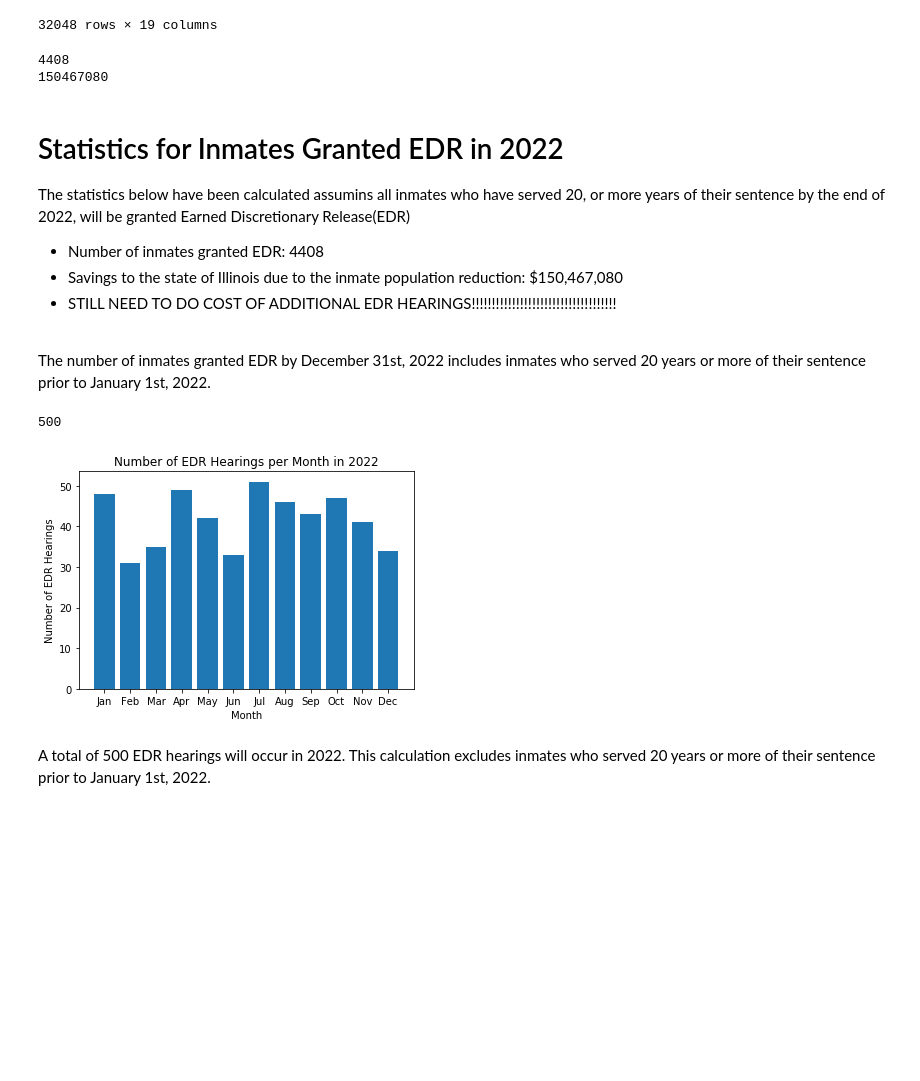
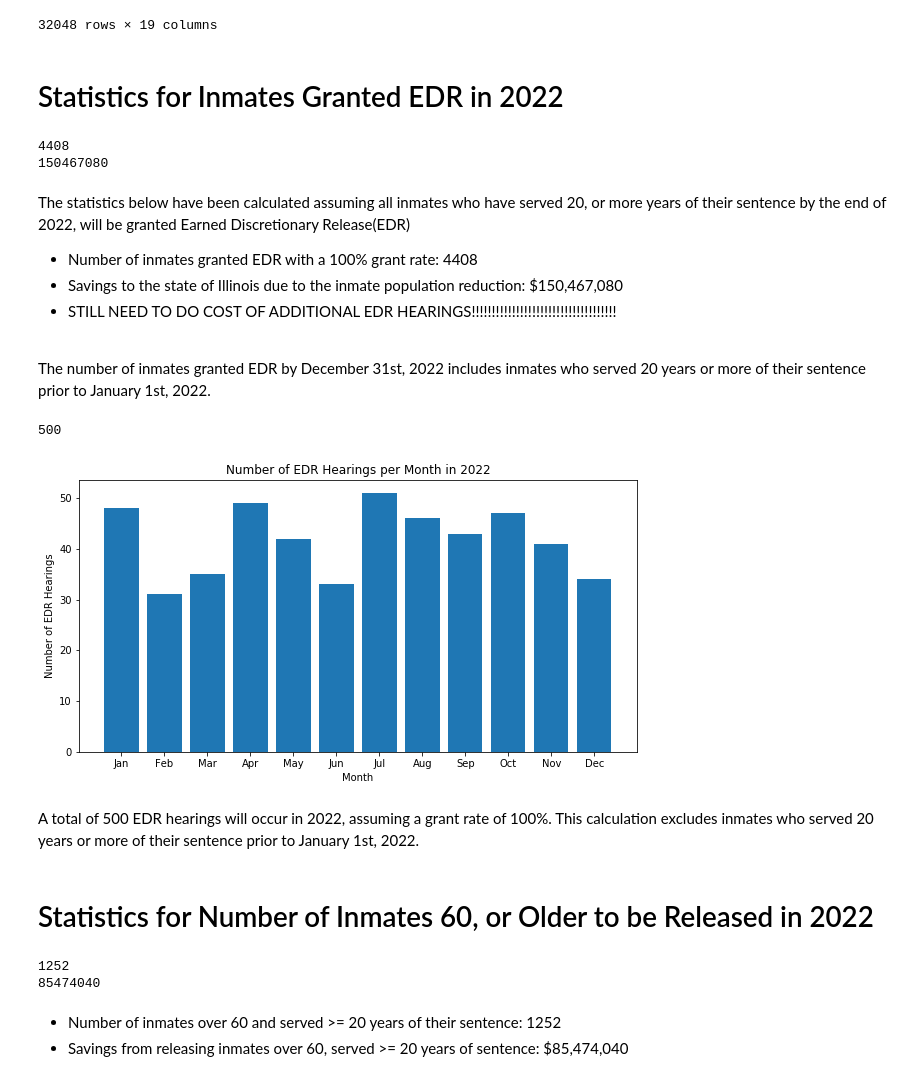
Before and after one commit to james-singer/ParoleProject, a Jupyter notebook: Parole Illinois Data Analysis.ipynb, the cells around one changed output. Drawn from its saved outputs; the diff is of its cells as text; code cells hidden in the pictures; blank space fills up the shorter version.

Commit message:
Cleaned up code. Added function to calculate parole grants using a time range, age, and grant rate

```diff
--- a/Parole Illinois Data Analysis.ipynb
+++ b/Parole Illinois Data Analysis.ipynb
@@ -28,9 +32,12 @@ df
+# %% [markdown]
+# Statistics for Inmates Granted EDR in 2022
 # %%
 #Calculate the number of inmates who will have served 20 years of their sentence by 2022
-numReleased = len(df.loc[df["Custody Date"] <= pd.to_datetime(str(2022 - 20) + "-12-31")])
+twentyYearsServedDate = pd.to_datetime(str(2022 - 20) + "-12-31")
+numReleased = len(df.loc[df["Custody Date"] <= twentyYearsServedDate])
 
 #Savings from the reduction in inmate population
-savings = numReleased * 34135
+savings = numReleased * costOfAnInmate
 print(numReleased)
 print(savings)
 
@@ -52,10 +59,9 @@ print(savings)
 4408
 150467080
 # %% [markdown]
-# Statistics for Inmates Granted EDR in 2022
-The statistics below have been calculated assumins all inmates who have served 20, or more years of their sentence by the end of 2022, will be granted Earned Discretionary Release(EDR) <br>
+The statistics below have been calculated assuming all inmates who have served 20, or more years of their sentence by the end of 2022, will be granted Earned Discretionary Release(EDR) <br>
 
-- Number of inmates granted EDR: 4408
+- Number of inmates granted EDR with a 100% grant rate: 4408
 - Savings to the state of Illinois due to the inmate population reduction: $150,467,080
 - STILL NEED TO DO COST OF ADDITIONAL EDR HEARINGS!!!!!!!!!!!!!!!!!!!!!!!!!!!!!!!!!!!!
 <br>
@@ -64,23 +70,26 @@ The number of inmates granted EDR by December 31st, 2022 includes inmates who se
 # %%
 monthlyNumReleased = []
 
 #Store data that will be plotted
 for month in range(1, 13):
-#     numReleased = len(df.loc[df["Custody Date"] <= pd.to_datetime(str(2022 - 20) + "-"+ str(month))])
-    numReleased = len(df.loc[(df["Custody Date"] >= pd.to_datetime(str(2022 - 20) + "-"+ str(month) + "-01"))
-                            & (df["Custody Date"] <= pd.to_datetime(str(2022 - 20) + "-"+ str(month)) + MonthEnd(0))])
+    startOfMonth = pd.to_datetime(str(2022 - 20) + "-"+ str(month) + "-01")
+    endOfMonth = pd.to_datetime(str(2022 - 20) + "-"+ str(month)) + MonthEnd(0)
+    numReleased = len(df.loc[(df["Custody Date"] >= startOfMonth) & (df["Custody Date"] <= endOfMonth)])
     monthlyNumReleased.append(numReleased)
 
 print(sum(monthlyNumReleased))
 
 # Plot data
+plt.figure(figsize=(10,5))
 plt.bar(['Jan', 'Feb', 'Mar', 'Apr', 'May', 'Jun', 'Jul', 'Aug', 'Sep', 'Oct', 'Nov', 'Dec'], monthlyNumReleased)
 plt.title("Number of EDR Hearings per Month in 2022")
 plt.xlabel("Month")
 plt.ylabel("Number of EDR Hearings")
 plt.show()
 # %% [output]
 500
-[figure, old version]
+[figure, new version]
 # %% [markdown]
-A total of 500 EDR hearings will occur in 2022. This calculation excludes inmates who served 20 years or more of their sentence prior to January 1st, 2022.
+A total of 500 EDR hearings will occur in 2022, assuming a grant rate of 100%. This calculation excludes inmates who served 20 years or more of their sentence prior to January 1st, 2022.
+# %% [markdown]
+# Statistics for Number of Inmates 60, or Older to be Released in 2022
@@ -86,0 +122,11 @@ A total of 500 EDR hearings will occur in 2022. This calculation excludes inmate
+# %%
+numOverSixty = calcNumInmatesOfAgeInRange(2022, 2022, 60, 1)
+
+print(numOverSixty)
+print(numOverSixty * costOfAnInmateOverSixty)
+# %% [output]
+1252
+85474040
+# %% [markdown]
+- Number of inmates over 60 and served >= 20 years of their sentence: 1252
+- Savings from releasing inmates over 60, served >= 20 years of sentence: $85,474,040
```
Also changed, not shown: parts of 4 cells of this notebook.
